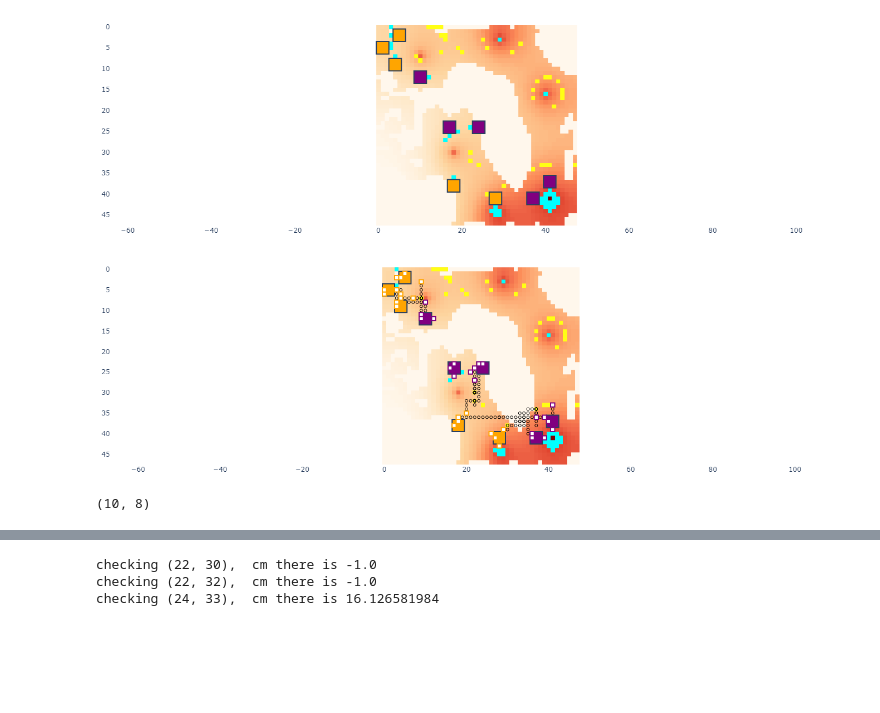
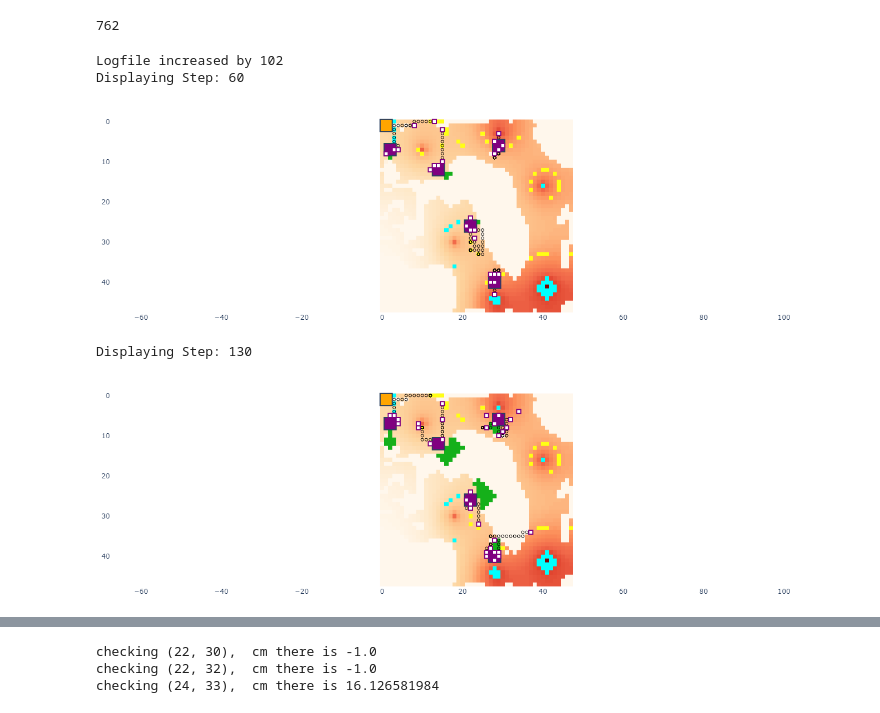
Before and after one commit to TimChild/lux2022, a Jupyter notebook: agent_v2_2/local_replay_viewer.ipynb, the cells around one changed output, grey strips where cells are left out. Drawn from its saved outputs; the diff is of its cells as text; code cells hidden in the pictures; blank space fills up the shorter version.

```diff
--- a/agent_v2_2/local_replay_viewer.ipynb
+++ b/agent_v2_2/local_replay_viewer.ipynb
@@ -63,18 +56,31 @@ myenv = MyReplayEnv(seed=seed, Agent=Agent, replay_json=full_replay)
-# %%
-# Clear logfile
-with open("logfile.log", "w") as f:
-    pass
-myenv.run_early_setup()
-# myenv.show()
-# %% [output]
-[figure, removed]
-# %%
-update_logging_level(logging.WARNING)
-myenv.run_to_step(8)
-update_logging_level(logging.DEBUG)
-# myenv.run_to_step(8)
-# myenv.undo()
-myenv.step()
-myenv.show()
-# %% [output]
-[figure, removed]
+# %%
+full_replay.keys()
+len(full_replay["actions"])
+# myenv._all_replay_actions()
+# %% [output]
+762
+# %%
+with open("logfile.log", "w") as f:
+    pass
+
+info_collector = CollectInfoFromEnv(player=my_team)
+myenv = MyReplayEnv(
+    seed=seed,
+    Agent=Agent,
+    replay_json=full_replay,
+    log_file_path="logfile.log",
+    collector=info_collector,
+)
+
+# Clear logfile
+update_logging_level(logging.WARNING)
+myenv.run_early_setup()
+# myenv.show()
+# %%
+update_logging_level(logging.WARNING)
+myenv.run_until_log_increases(100, max_step=100)
+myenv.show()
+# %% [output]
+Logfile increased by 102
+Displaying Step: 60
+[figure, added]
@@ -81,8 +94,17 @@ myenv.show()
+# %%
+# myenv.run_to_step(7)
+update_logging_level(logging.WARNING)
+myenv.run_to_step(130)
+update_logging_level(logging.DEBUG)
+# myenv.undo()
+myenv.step()
+myenv.show()
+# %% [output]
+Displaying Step: 130
+[figure, added]
 # %%
 import util
 
 agent = myenv.agent
-unit = agent.master.units.friendly.all["unit_21"]
-unit.start_of_turn_pos
+# unit = agent.master.units.friendly.all["unit_21"]
+# unit.start_of_turn_pos
-# %% [output]
-(10, 8)
```
Also changed, not shown: parts of 6 cells of this notebook, 1 other file.
